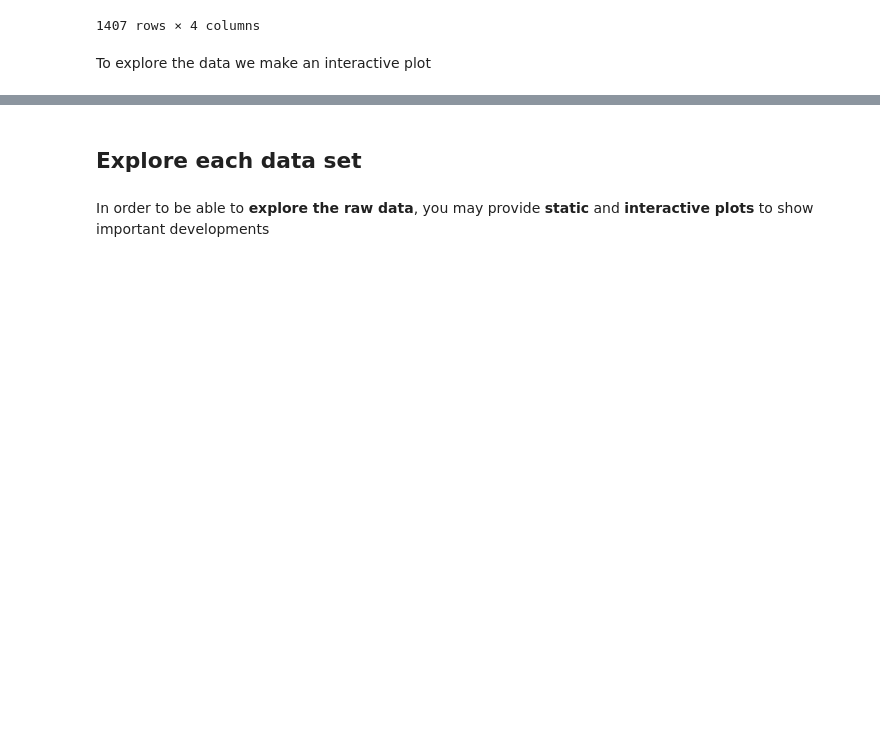
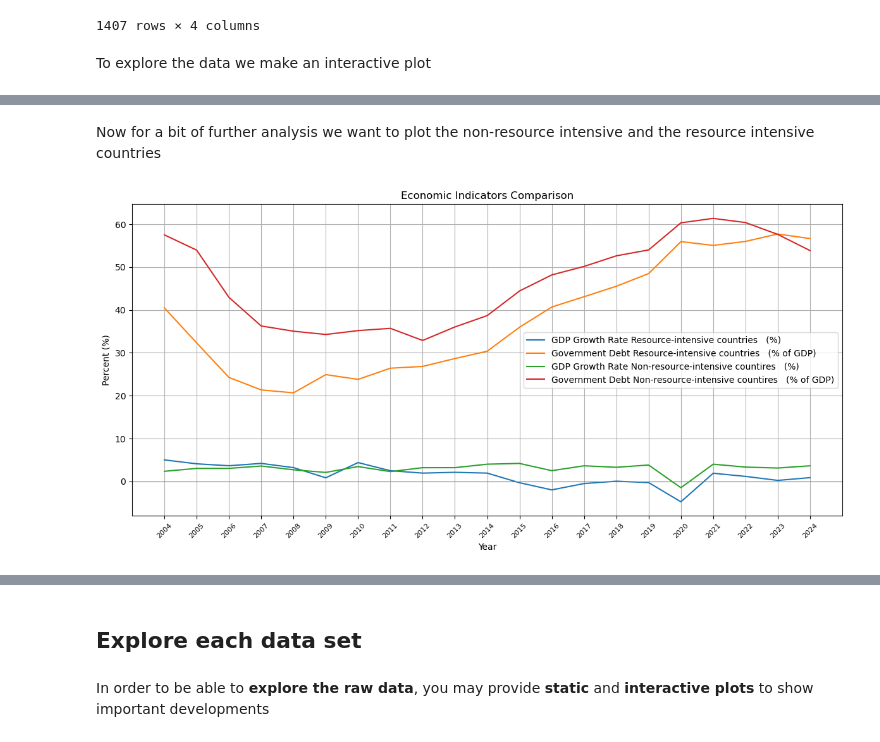
Before and after one commit to NumEconCopenhagen/projects-2024-miguel-og-chris, a Jupyter notebook: dataproject/dataproject.ipynb, the cells around one changed output, grey strips where cells are left out. Saved outputs shown, nothing was run; the diff lists cells and outputs as text; code cells hidden in the pictures; blank space fills up the shorter version.

```diff
--- a/dataproject/dataproject.ipynb
+++ b/dataproject/dataproject.ipynb
@@ -226,0 +313,28 @@ merged = pd.merge(Elprice_DK1, Consumption_DK1_122, on='HourDK')
+# %% [markdown]
+Now for a bit of further analysis we want to plot the non-resource intensive and the resource intensive countries
+# %%
+# Ensure columns are treated as string and convert relevant columns to float after replacing comma and handling 'no data'
+merged_data['Real per capita GDP growth rate'] = merged_data['Real per capita GDP growth rate'].astype(str).str.replace(',', '.').replace('no data', np.nan).astype(float)
+merged_data['Government debt (Percent of GDP)'] = merged_data['Government debt (Percent of GDP)'].astype(str).str.replace(',', '.').replace('no data', np.nan).astype(float)
+
+# Select two countries for comparison
+countries = ['Resource-intensive countries  ','Non-resource-intensive countires  ']  # Change to your countries of interest
+
+# Plotting
+plt.figure(figsize=(12, 6))
+for country in countries:
+    country_data = merged_data[merged_data['Country name'] == country]
+    plt.plot(country_data['Year'], country_data['Real per capita GDP growth rate'], label=f'GDP Growth Rate {country} (%)')
+    plt.plot(country_data['Year'], country_data['Government debt (Percent of GDP)'], label=f'Government Debt {country} (% of GDP)')
+
+plt.axhline(0, color='gray', linewidth=0.8)  # Adding a horizontal line at y=0
+plt.title('Economic Indicators Comparison')
+plt.xlabel('Year')
+plt.ylabel('Percent (%)')
+plt.xticks(np.unique(merged_data['Year']), fontsize=8, rotation=45)  # Set x-ticks to show each year
+plt.legend()
+plt.grid(True)
+plt.tight_layout()
+plt.show()
+# %% [output]
+[figure, added]
```
Also changed, not shown: parts of 8 cells of this notebook.
